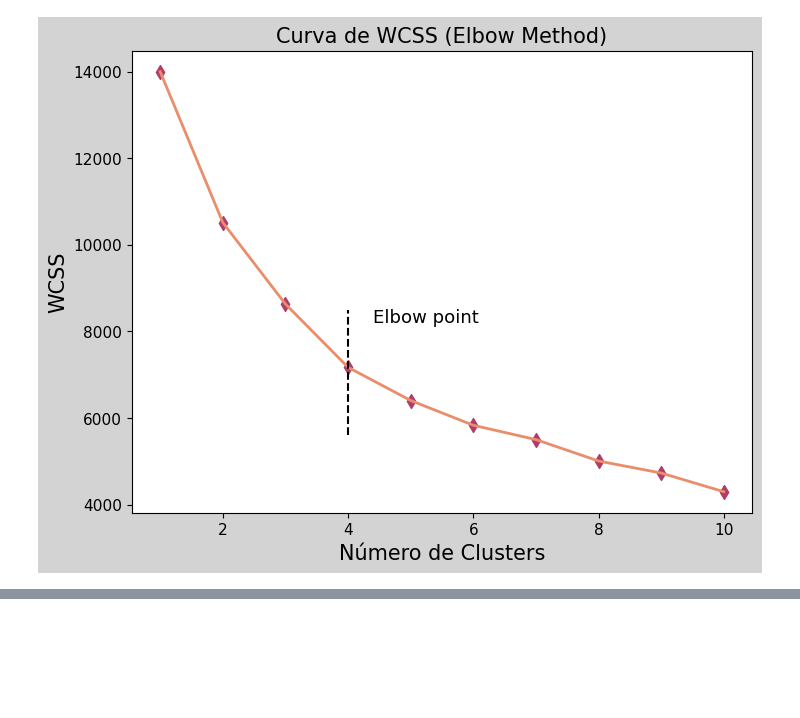
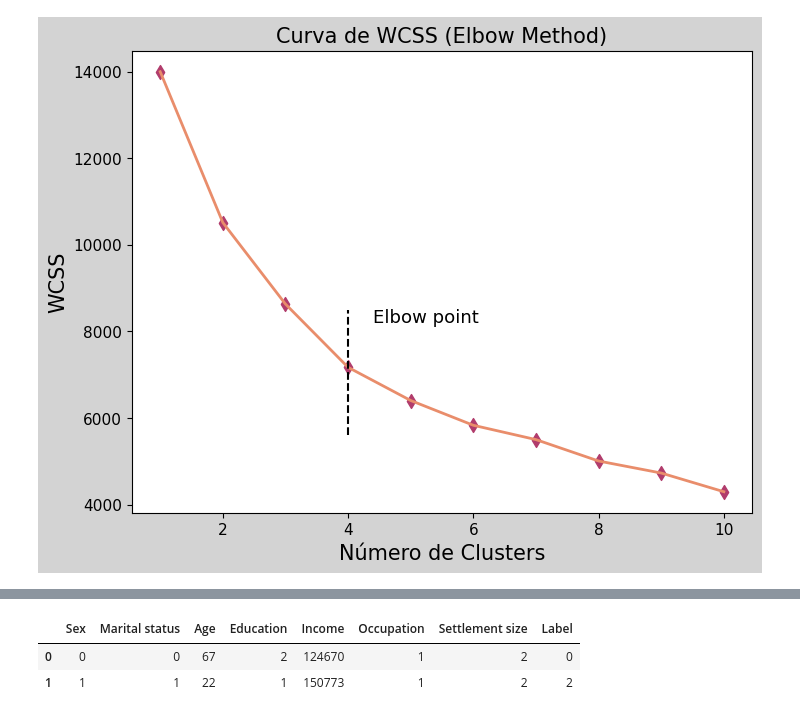
Before and after one commit to Edmurcn/Customer-Clustering, a Jupyter notebook: notebooks/2.modeling.ipynb, the cells around one changed output, grey strips where cells are left out. Saved outputs shown, nothing was run; the diff lists cells and outputs as text; code cells hidden in the pictures; blank space fills up the shorter version.

```diff
--- a/notebooks/2.modeling.ipynb
+++ b/notebooks/2.modeling.ipynb
@@ -198,0 +134,14 @@ plt.show()
+# %%
+#Implementação do modelo
+
+kmeans = KMeans(n_clusters=4, init='k-means++', n_init=10, max_iter=50, random_state=42)
+clustered_customer = kmeans.fit_predict(X)
+
+# Adicionar a clusterização como uma label ao bando de dados
+
+df["Label"] = clustered_customer
+df.head(2)
+# %% [output]
+|  | Sex | Marital status | Age | Education | Income | Occupation | Settlement size | Label |
+| 0 | 0 | 0 | 67 | 2 | 124670 | 1 | 2 | 0 |
+| 1 | 1 | 1 | 22 | 1 | 150773 | 1 | 2 | 2 |
```
Also changed, not shown: parts of 6 cells of this notebook, 3 other files.
